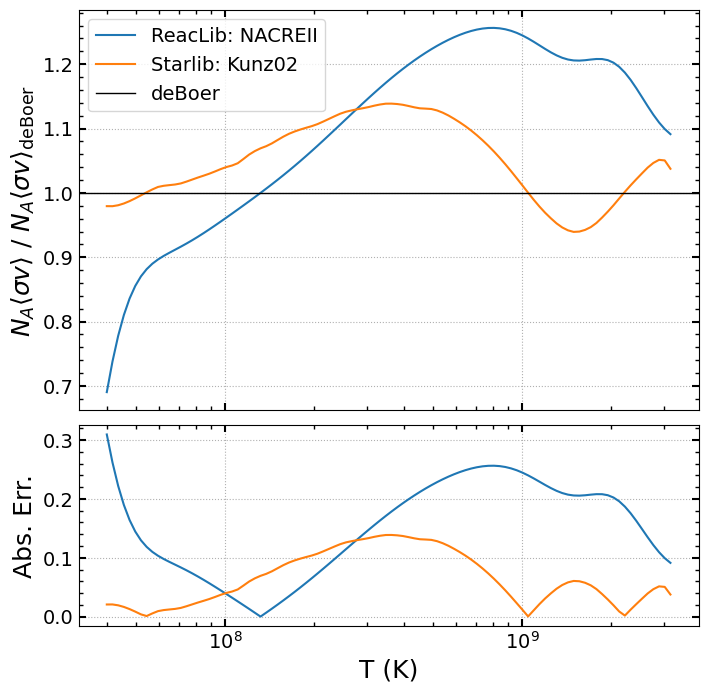
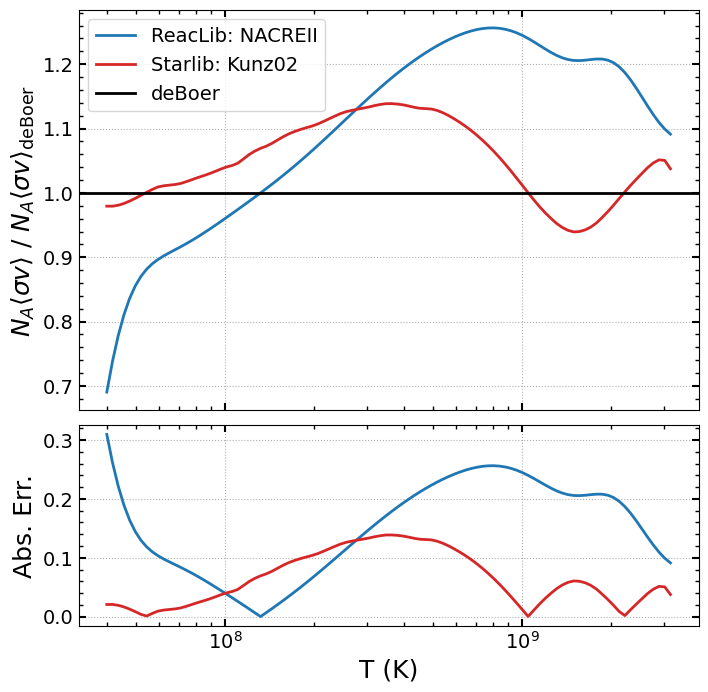
The change to this notebook cell's code, shown as a diff; its figure went from the first image to the second:
--- before
+++ after
@@ -3,7 +3,7 @@
 
 # Top panel
-ax.semilogx(Ts, r1_reaclib / r_deboer, label="ReacLib: NACREII")
-ax.semilogx(Ts, r1_starlib / r_deboer, label="Starlib: Kunz02")
-ax.axhline(1.0, color="k", lw=1, label="deBoer")
+ax.semilogx(Ts, r1_reaclib / r_deboer, label="ReacLib: NACREII", color="tab:blue")
+ax.semilogx(Ts, r1_starlib / r_deboer, label="Starlib: Kunz02", color="tab:red")
+ax.axhline(1.0, color="k", label="deBoer")
 
 ax.set_ylabel(r"$N_A\langle \sigma v\rangle$ / $N_A\langle \sigma v\rangle_{\mathrm{deBoer}}$ ")
@@ -15,6 +15,6 @@
 rel_starlib = np.abs(r1_starlib - r_deboer) / r_deboer
 
-ax_err.semilogx(Ts, rel_reaclib, label="ReacLib")
-ax_err.semilogx(Ts, rel_starlib, label="StarLib")
+ax_err.semilogx(Ts, rel_reaclib, label="ReacLib", color="tab:blue")
+ax_err.semilogx(Ts, rel_starlib, label="StarLib", color="tab:red")
 
 ax_err.set_xlabel("T (K)")

Commit: update with better formatting